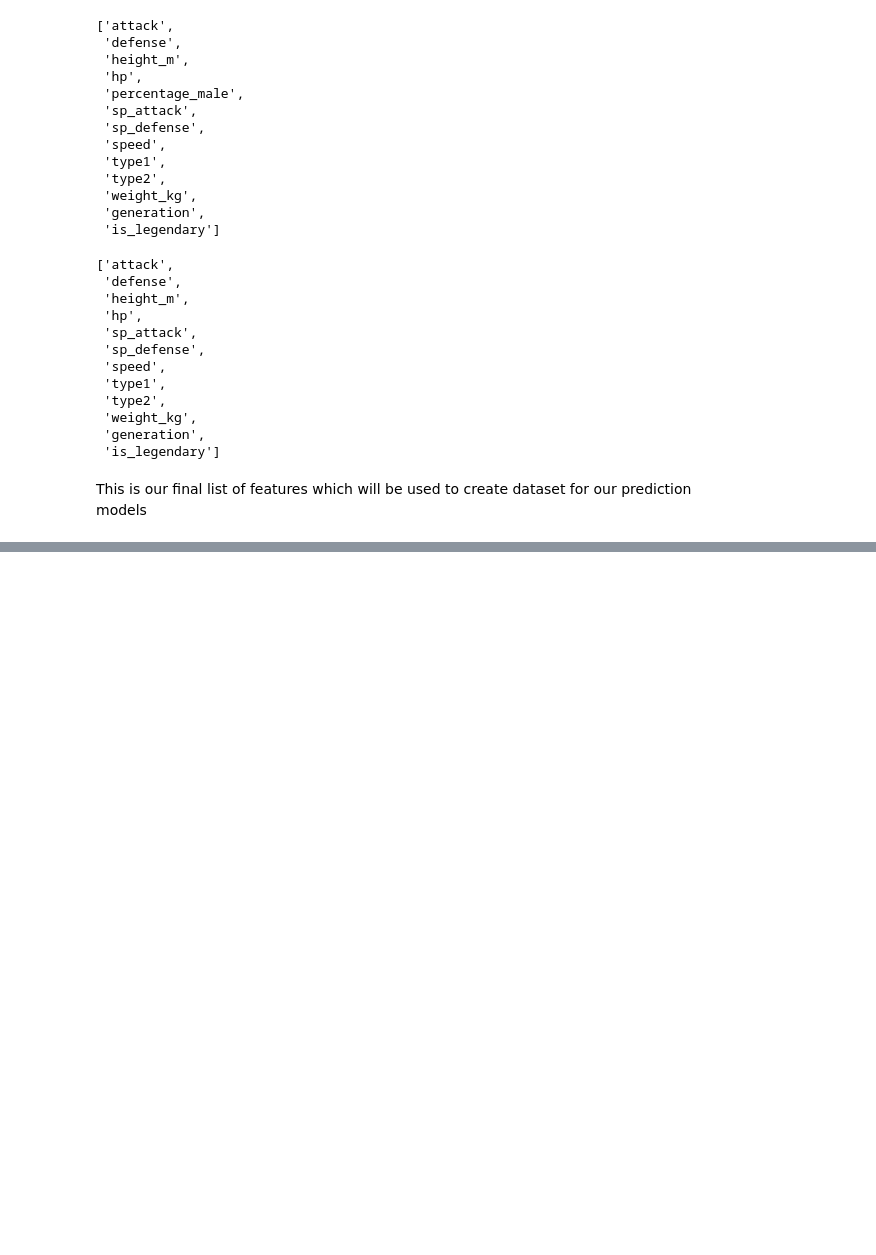
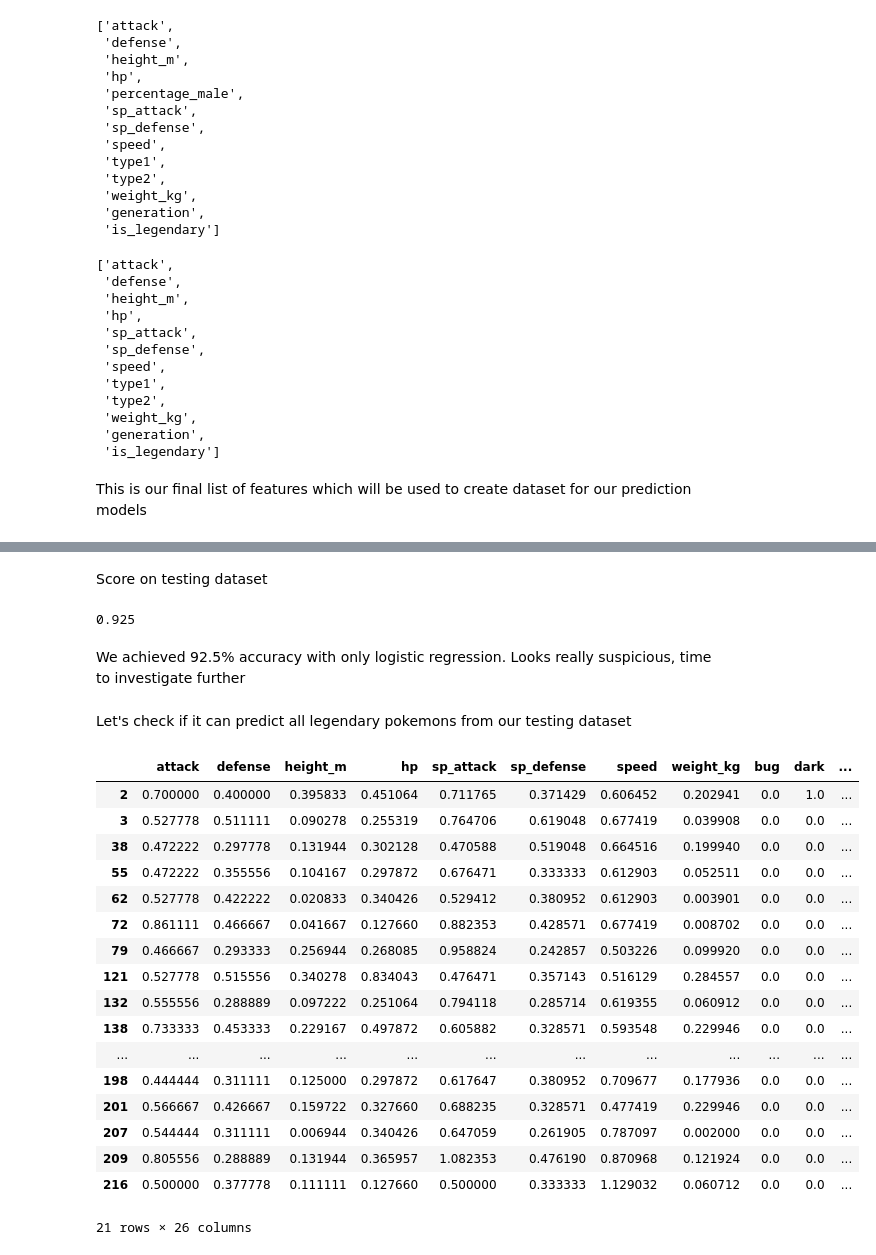
Before and after one commit to darszam/WhatMakesPokemonLegendary, a Jupyter notebook: WhatMakesPokemonLegendary.ipynb, the cells around one changed output, grey strips where cells are left out. Drawn from its saved outputs; the diff is of its cells as text; code cells hidden in the pictures; blank space fills up the shorter version.

Commit message:
Implemented logistic regression model

```diff
--- a/WhatMakesPokemonLegendary.ipynb
+++ b/WhatMakesPokemonLegendary.ipynb
@@ -797,0 +1062,2 @@ This is our final list of features which will be used to create dataset for our
+# %%
+scaler.fit(encoded_training_dataset)
@@ -797,0 +1121,4 @@ This is our final list of features which will be used to create dataset for our
+# %%
+scaled_testing_dataset = encoded_testing_dataset
+# %%
+scaled_testing_dataset[scaled_testing_dataset.columns] = scaler.transform(scaled_testing_dataset[scaled_testing_dataset.columns])
@@ -797,0 +1156,33 @@ This is our final list of features which will be used to create dataset for our
+# %% [markdown]
+Score on testing dataset
+# %%
+log_reg.score(testing_X,testing_Y)
+# %% [output]
+0.925
+# %% [markdown]
+We achieved 92.5% accuracy with only logistic regression. Looks really suspicious, time to investigate further
+# %% [markdown]
+Let's check if it can predict all legendary pokemons from our testing dataset
+# %%
+testing_X_legen, testing_Y_legen = scaled_testing_dataset.loc[scaled_testing_dataset['is_legendary']==1,:].drop('is_legendary', axis=1),scaled_testing_dataset.loc[scaled_testing_dataset['is_legendary']==1,:]['is_legendary']
+# %%
+testing_X_legen
+# %% [output]
+|  | attack | defense | height_m | hp | sp_attack | sp_defense | speed | weight_kg | bug | dark | ... |
+| 2 | 0.700000 | 0.400000 | 0.395833 | 0.451064 | 0.711765 | 0.371429 | 0.606452 | 0.202941 | 0.0 | 1.0 | ... |
+| 3 | 0.527778 | 0.511111 | 0.090278 | 0.255319 | 0.764706 | 0.619048 | 0.677419 | 0.039908 | 0.0 | 0.0 | ... |
+| 38 | 0.472222 | 0.297778 | 0.131944 | 0.302128 | 0.470588 | 0.519048 | 0.664516 | 0.199940 | 0.0 | 0.0 | ... |
+| 55 | 0.472222 | 0.355556 | 0.104167 | 0.297872 | 0.676471 | 0.333333 | 0.612903 | 0.052511 | 0.0 | 0.0 | ... |
+| 62 | 0.527778 | 0.422222 | 0.020833 | 0.340426 | 0.529412 | 0.380952 | 0.612903 | 0.003901 | 0.0 | 0.0 | ... |
+| 72 | 0.861111 | 0.466667 | 0.041667 | 0.127660 | 0.882353 | 0.428571 | 0.677419 | 0.008702 | 0.0 | 0.0 | ... |
+| 79 | 0.466667 | 0.293333 | 0.256944 | 0.268085 | 0.958824 | 0.242857 | 0.503226 | 0.099920 | 0.0 | 0.0 | ... |
+| 121 | 0.527778 | 0.515556 | 0.340278 | 0.834043 | 0.476471 | 0.357143 | 0.516129 | 0.284557 | 0.0 | 0.0 | ... |
+| 132 | 0.555556 | 0.288889 | 0.097222 | 0.251064 | 0.794118 | 0.285714 | 0.619355 | 0.060912 | 0.0 | 0.0 | ... |
+| 138 | 0.733333 | 0.453333 | 0.229167 | 0.497872 | 0.605882 | 0.328571 | 0.593548 | 0.229946 | 0.0 | 0.0 | ... |
+| ... | ... | ... | ... | ... | ... | ... | ... | ... | ... | ... | ... |
+| 198 | 0.444444 | 0.311111 | 0.125000 | 0.297872 | 0.617647 | 0.380952 | 0.709677 | 0.177936 | 0.0 | 0.0 | ... |
+| 201 | 0.566667 | 0.426667 | 0.159722 | 0.327660 | 0.688235 | 0.328571 | 0.477419 | 0.229946 | 0.0 | 0.0 | ... |
+| 207 | 0.544444 | 0.311111 | 0.006944 | 0.340426 | 0.647059 | 0.261905 | 0.787097 | 0.002000 | 0.0 | 0.0 | ... |
+| 209 | 0.805556 | 0.288889 | 0.131944 | 0.365957 | 1.082353 | 0.476190 | 0.870968 | 0.121924 | 0.0 | 0.0 | ... |
+| 216 | 0.500000 | 0.377778 | 0.111111 | 0.127660 | 0.500000 | 0.333333 | 1.129032 | 0.060712 | 0.0 | 0.0 | ... |
+21 rows × 26 columns
```
Also changed, not shown: parts of 76 cells of this notebook.
